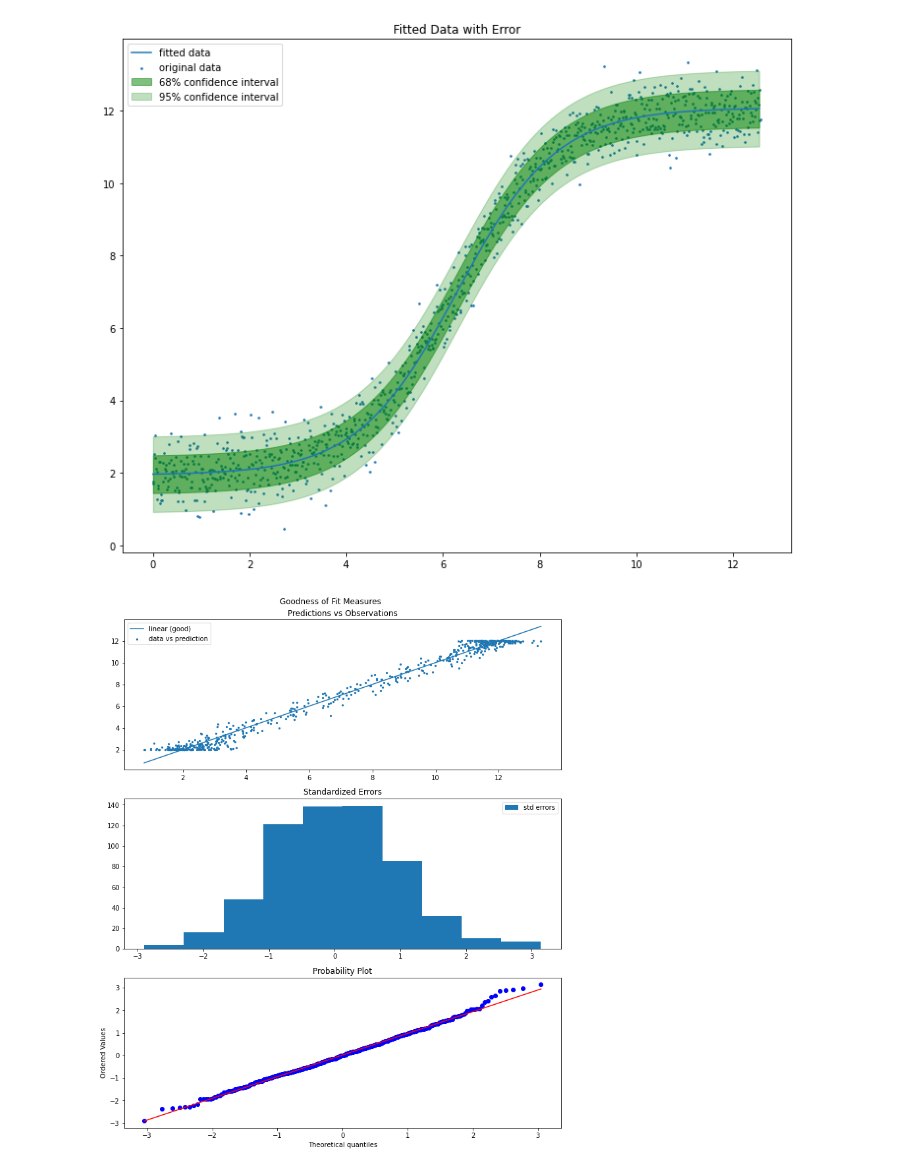
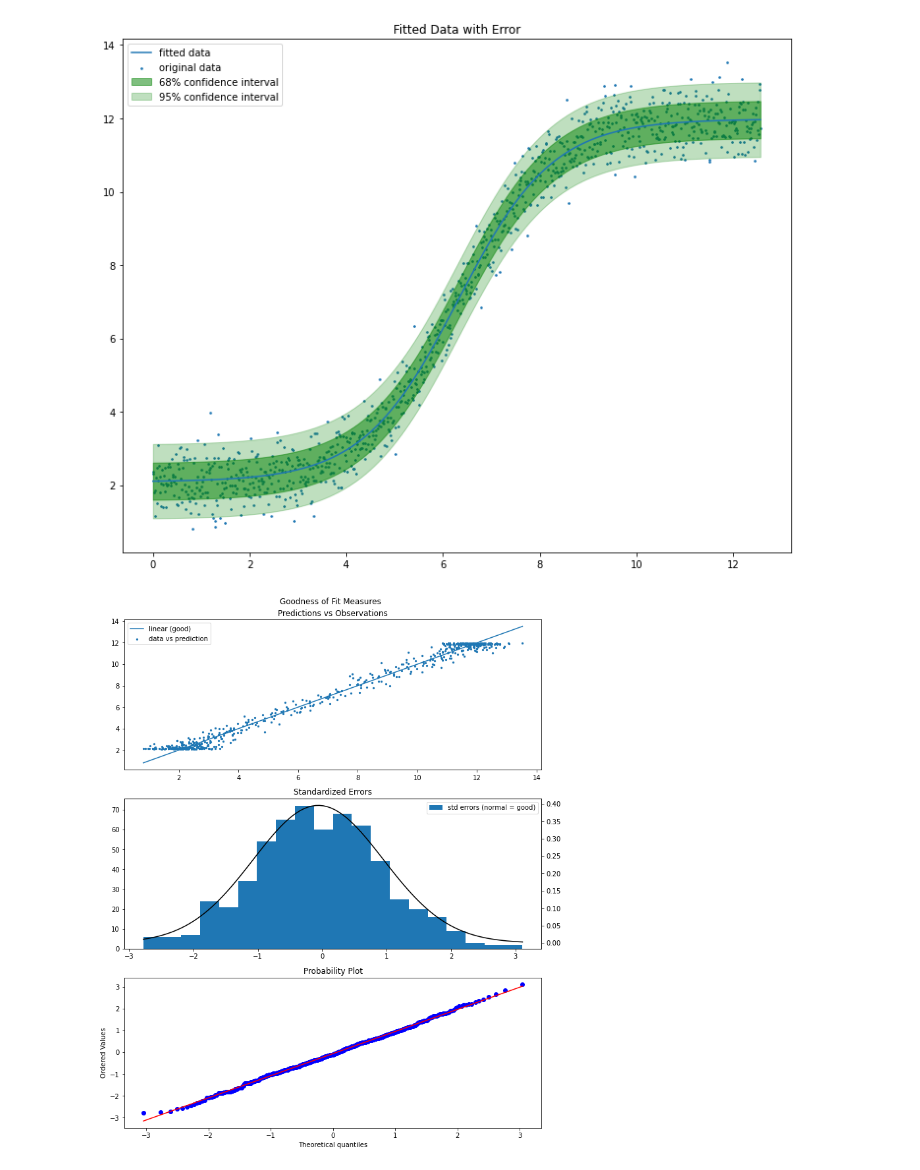
Before and after one commit to sbarton6491/General, a Jupyter notebook: Bayesian Linear Regression.ipynb, the cells around one changed output. Cells and saved outputs as stored; diff of their text form; code cells hidden in the pictures.

```diff
--- a/Bayesian Linear Regression.ipynb
+++ b/Bayesian Linear Regression.ipynb
@@ -232,7 +251,7 @@ fig.tight_layout()
 ############################
 
 # Initial Guess
-L  = 10
+L  = 5
 x0 = np.median(x_train)
 k  = 1
 b  = 2
@@ -279,33 +298,39 @@ fig.tight_layout()
 
 # Creating Validation Data
 Phi_valid = sigmoid(x_valid[:,None], L, k, x0, b)
 yy_valid, yy_std = model.predict(Phi_valid, return_std=True)
 
 # Create a Figure
 fig = plt.figure(figsize=(10,12))
 ax1 = plt.subplot2grid((3,1),(0,0))
 ax2 = plt.subplot2grid((3,1),(1,0))
 ax3 = plt.subplot2grid((3,1),(2,0))
 fig.suptitle('Goodness of Fit Measures')
 
 # Observations vs Predictions
 line = np.linspace(min(y_valid), max(y_valid), 100)
 ax1.plot(line, line, label = 'linear (good)')
 ax1.scatter(y_valid, yy_valid, label='data vs prediction', s=5)
 ax1.set_title('Predictions vs Observations')
 ax1.legend(loc='best')
 
 # Standardized Errors
 std_errors = (y_valid - yy_valid)/yy_std
-ax2.hist(std_errors, label='std errors')
+ax2.hist(std_errors, bins=20, label='std errors (normal = good)')
 ax2.set_title('Standardized Errors')
+q = np.linspace(min(std_errors), max(std_errors), 100)
+mu  = np.mean(std_errors)
+sig = np.sqrt(np.var(std_errors))
+norm = st.norm(mu, sig)
+ax4 = ax2.twinx()
+ax4.plot(q, norm.pdf(q), color='black')
 ax2.legend(loc='best')
 
 # Quantile-Quantile Plot
 st.probplot(std_errors, dist=st.norm, plot=ax3)
 
 
 fig.tight_layout()
 # %% [output]
-[figure, old version]
+[figure, new version]
-[figure, old version]
+[figure, new version]
```
Also changed, not shown: parts of 3 cells of this notebook.
